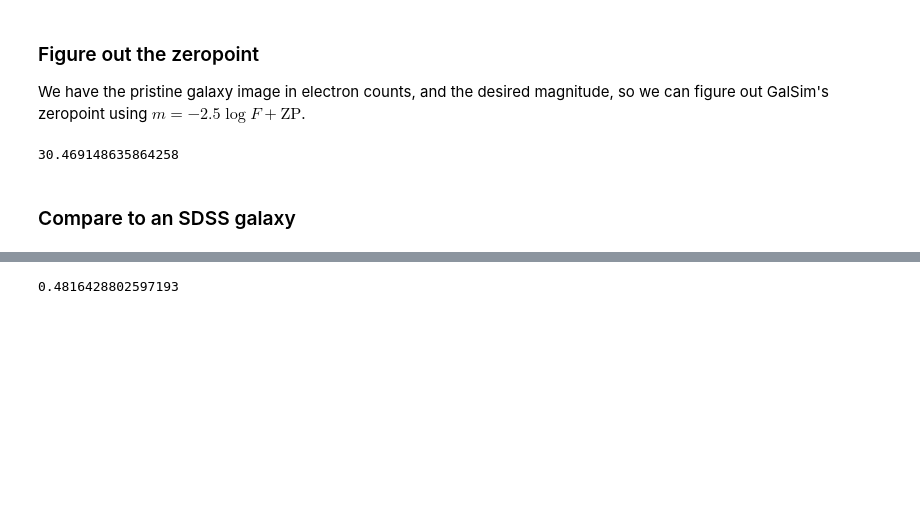
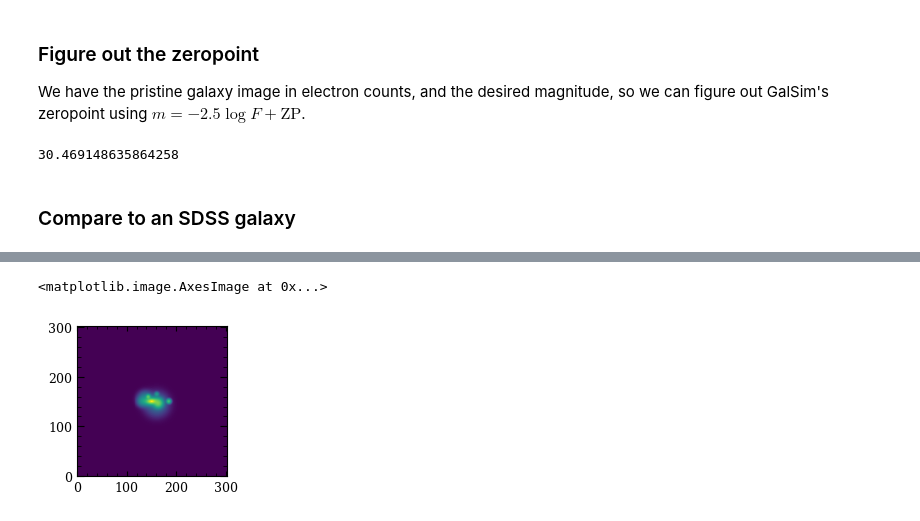
Before and after one commit to astro-nova/morphology-tests, a Jupyter notebook: 1 Asymmetry tests.ipynb, the cells around one changed output, grey strips where cells are left out. Drawn from its saved outputs; the diff is of its cells as text; code cells hidden in the pictures; blank space fills up the shorter version.

```diff
--- a/1 Asymmetry tests.ipynb
+++ b/1 Asymmetry tests.ipynb
@@ -189,5 +223,19 @@ We want to compare different definitions of asymmetry and how they perform when
 # %%
-a, a_center = get_asymmetry(img, ap_size=50, bg_size=50, a_type='cas', bg_corr='none')
-print(a)
+# Asymmetry clumps
+clump_properties = {
+    'r' : [3, 1.5, 1, 1.7, 1, 1.2, 1.2],
+    'theta' : [0, 55, 125, 180, -30, 160, -15],
+    'flux' : [0.3, 0.1, 0.4, 0.2, 0.7, 0.5, 2],
+    'sigma' : [1, 1, 1, 2, 5, 3, 2]
+}
+
+
+field_image, galaxy, r_pet = get_perfect_galaxy(mag_j0957, r_j0957, fov_reff=60, pxscale=pxscale_sdss, q=q_j0957, return_image=False)
+img_noiseless = get_realistic_galaxy(field_image, galaxy, r_pet, mag_j0957,
+                                     sky_mag=None, n_clumps=len(clump_properties['r']), psf_fwhm=0, clump_properties=clump_properties)
+
+fig = plt.figure(figsize=(1.5, 1.5))
+plt.imshow(img_noiseless, norm=simple_norm(img_noiseless, stretch='log', log_a=1000))
 # %% [output]
-0.4816428802597193
+<matplotlib.image.AxesImage at 0x...>
+[figure, added]
```
Also changed, not shown: parts of 53 cells of this notebook, 1 other file.
